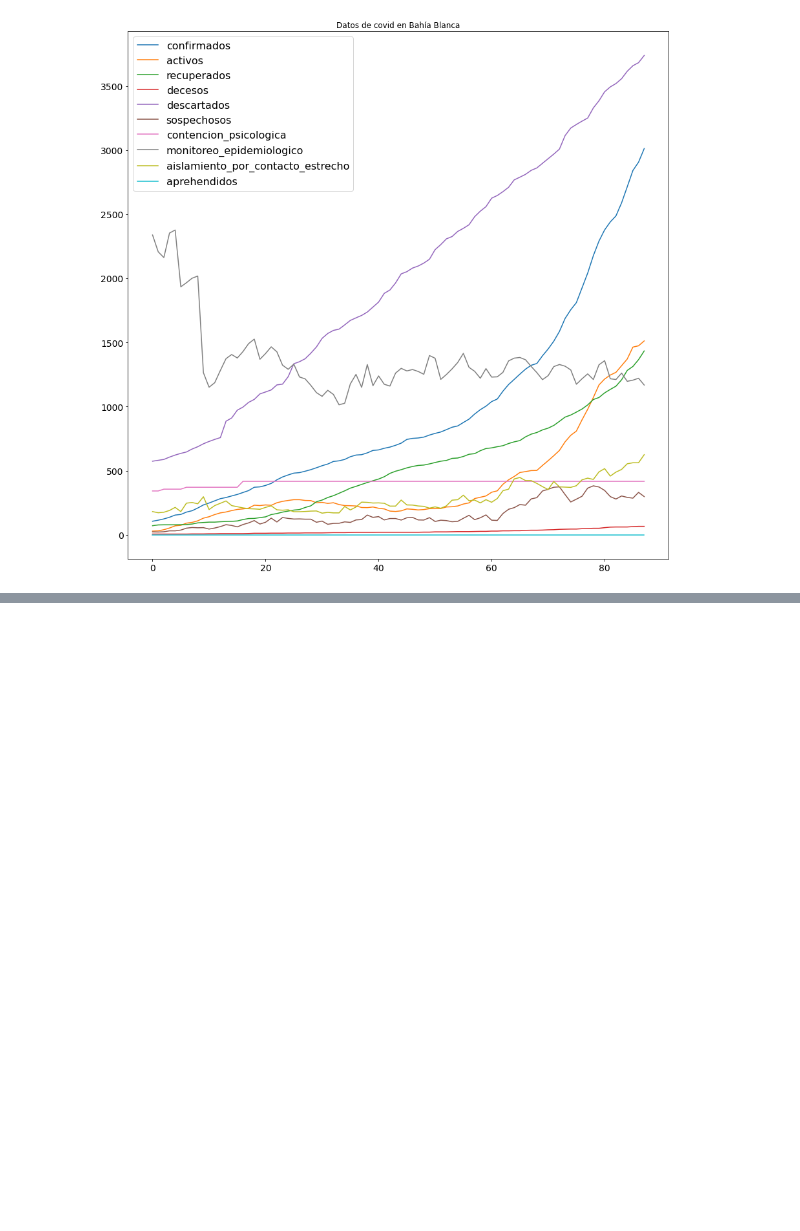
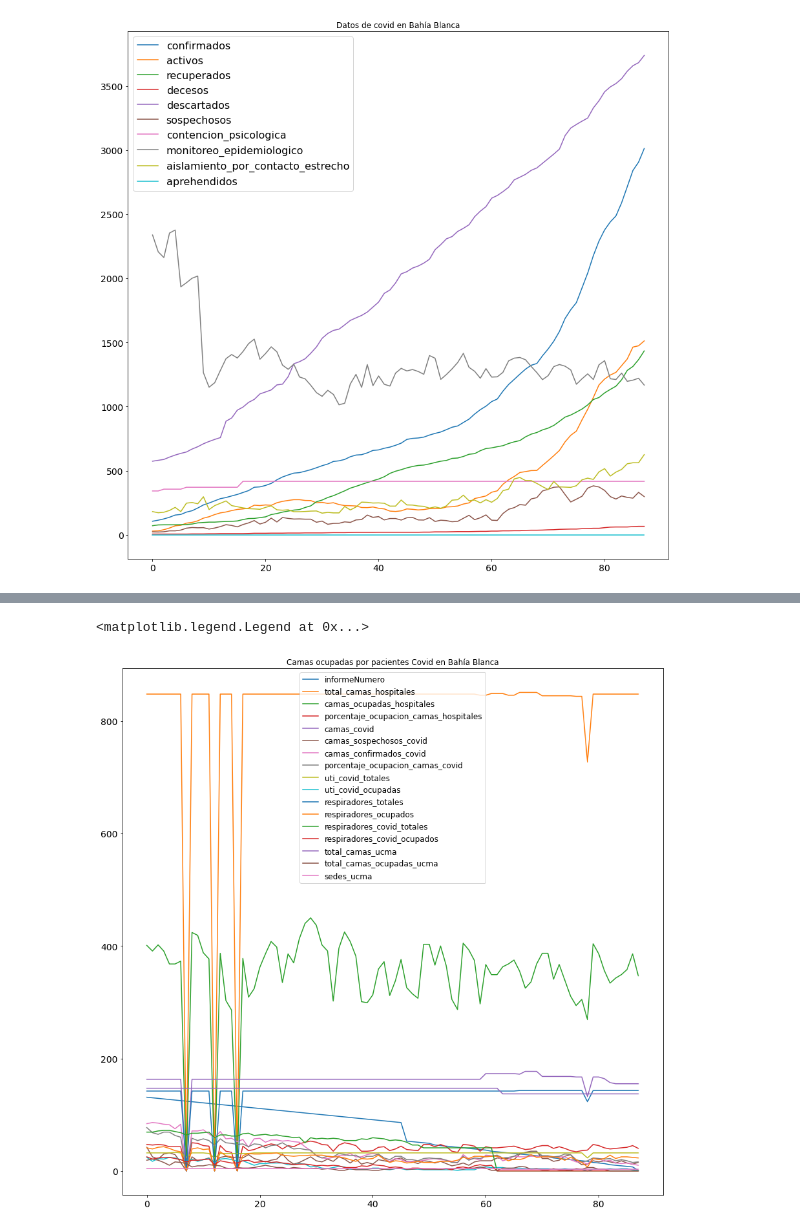
Before and after one commit to nicolassalomon96/aprendizaje_maquina_UNS, a Jupyter notebook: TP2/Ejercicio_1.ipynb, the cells around one changed output, grey strips where cells are left out. Saved outputs shown, nothing was run; the diff lists cells and outputs as text; code cells hidden in the pictures; blank space fills up the shorter version.

```diff
--- a/TP2/Ejercicio_1.ipynb
+++ b/TP2/Ejercicio_1.ipynb
@@ -86,3 +83,12 @@ covid_cases.plot(figsize=(15,15),title='Datos de covid en Bahía Blanca',fontsiz
 # %% [output]
 <matplotlib.legend.Legend at 0x...>
 [figure]
+# %%
+path_covid_beds = '/content/data/camas_covid_bahia.csv'
+covid_beds = pd.read_csv(path_covid_beds)
+
+print("Camas ocupadas por pacientes Covid en Bahía Blanca\n")
+display(covid_beds)
+
+print("\nValores estadísticos del dataset")
+display(covid_beds.describe())
@@ -88,0 +120,5 @@ covid_cases.plot(figsize=(15,15),title='Datos de covid en Bahía Blanca',fontsiz
+# %%
+covid_beds.plot(figsize=(15,15),title='Camas ocupadas por pacientes Covid en Bahía Blanca',fontsize=14).legend(loc=9, prop={'size': 12})
+# %% [output]
+<matplotlib.legend.Legend at 0x...>
+[figure, added]
```
Also changed, not shown: parts of 2 cells of this notebook.
